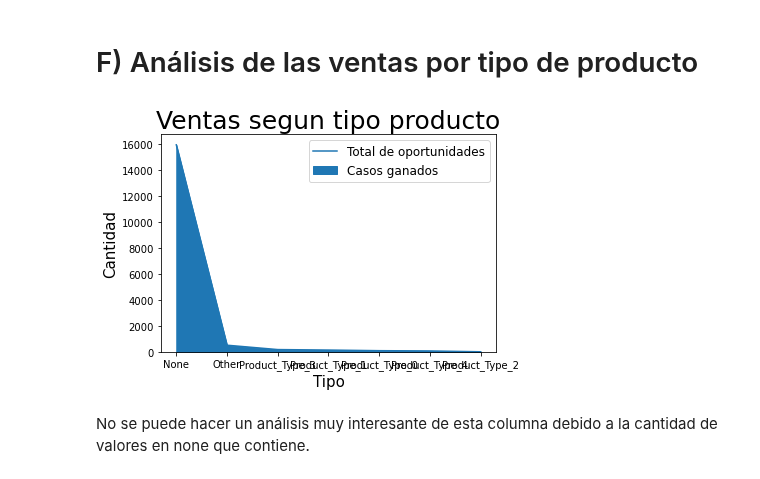
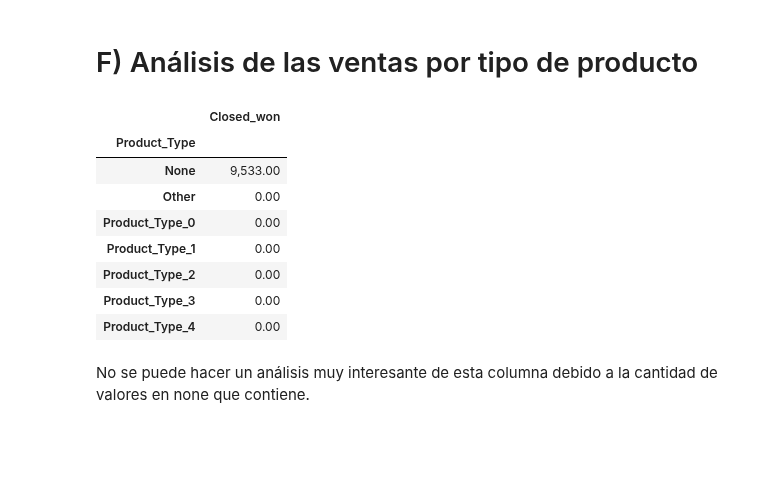
Before and after one commit to FerFabbiano/tp1-OrganizacionDeDatos, a Jupyter notebook: TP1_OrgaDeDatos.ipynb, the cells around one changed output. Drawn from its saved outputs; the diff is of its cells as text; code cells hidden in the pictures; blank space fills up the shorter version.

```diff
--- a/TP1_OrgaDeDatos.ipynb
+++ b/TP1_OrgaDeDatos.ipynb
@@ -687,16 +688,22 @@ porcentajesPorBillingCountrySinCod["porcentaje_perdido_sin_codigo"] = \
                 1 - porcentajesPorBillingCountrySinCod["porcentaje_ganados"]
 # %% [markdown]
 # F) Análisis de las ventas por tipo de producto
-# %%
-productType = entrenamientoDf['Product_Type']
-productType = productType.value_counts().plot(kind="area")
-productType.set_title('Ventas segun tipo producto',fontsize=25)
-productType.set_xlabel("Tipo",fontsize=15)
-productType.set_ylabel("Cantidad",fontsize=15)
-productType.legend(['Total de oportunidades','Casos ganados'],fontsize=12)
-plt.savefig("ventas_segun_tipos.png", bbox_inches='tight')
-# %% [output]
-[figure, removed]
+# %%
+# Se saca esto por falta de datos.
+productType = entrenamientoDf
+productType["Closed_won"] = productType["Stage"] == "Closed Won"
+productType = productType.groupby("Product_Type").agg({"Closed_won" : "sum"})
+productType
+# %% [output]
+|  | Closed_won |
+| Product_Type |  |
+| None | 9,533.00 |
+| Other | 0.00 |
+| Product_Type_0 | 0.00 |
+| Product_Type_1 | 0.00 |
+| Product_Type_2 | 0.00 |
+| Product_Type_3 | 0.00 |
+| Product_Type_4 | 0.00 |
 # %% [markdown]
 No se puede hacer un análisis muy interesante de esta columna debido a la cantidad de valores en none que contiene.
 # %% [markdown]
```
Also changed, not shown: parts of 12 cells of this notebook, 11 other files.
